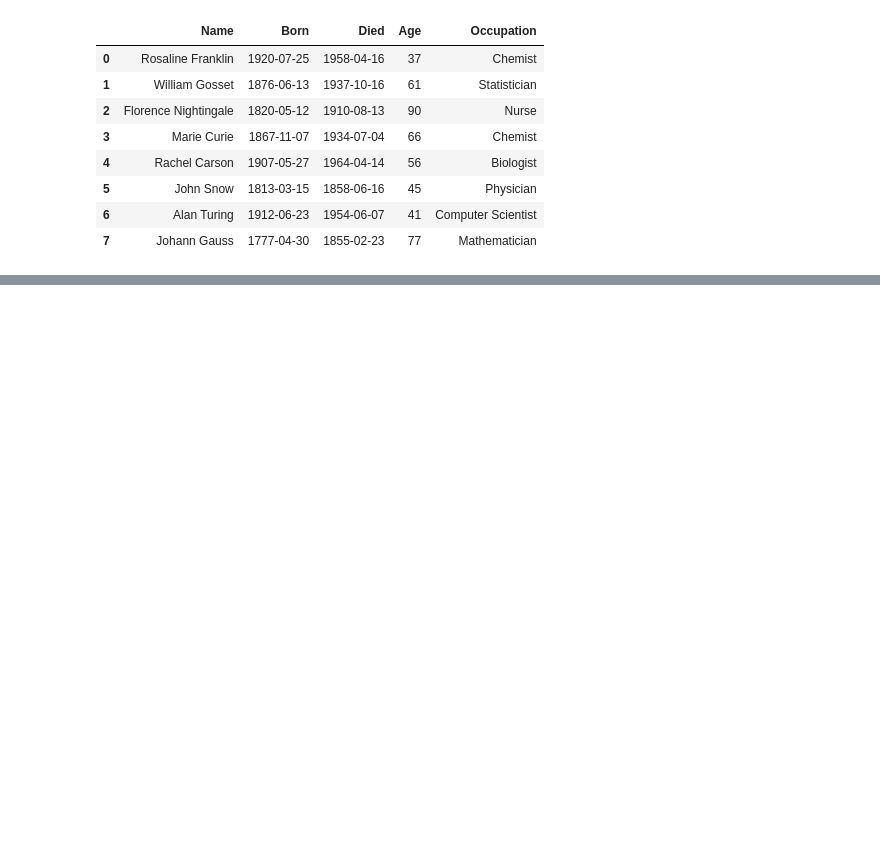
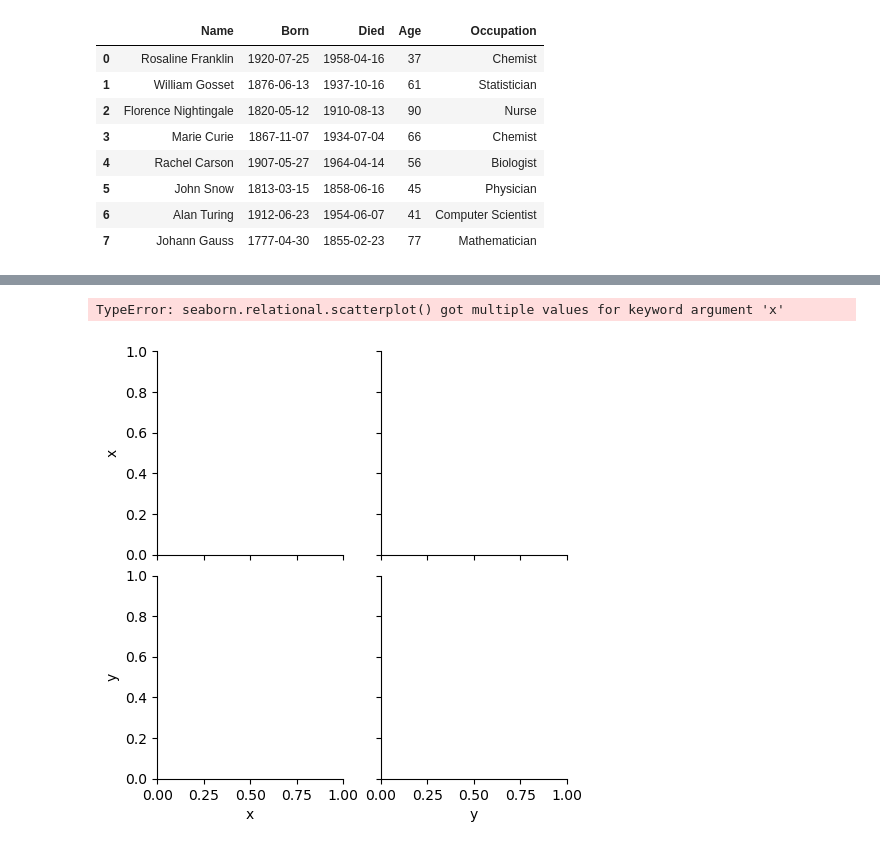
Before and after one commit to layla-focalors/pandas_learning, a Jupyter notebook: Ptest-1N19/Day2.ipynb, the cells around one changed output, grey strips where cells are left out. Cells and saved outputs as stored; diff of their text form; code cells hidden in the pictures; blank space fills up the shorter version.

```diff
--- a/Ptest-1N19/Day2.ipynb
+++ b/Ptest-1N19/Day2.ipynb
@@ -504,0 +544,3 @@ os.listdir('./')
+# %%
+df = sns.load_dataset("anscombe")
+df
@@ -504,0 +565,6 @@ os.listdir('./')
+# %%
+axes = sns.PairGrid(data=df)
+axes.map(sns.scatterplot, x='x', y='y', data=df[df['dataset'] == 'I'])
+# %% [output]
+TypeError: seaborn.relational.scatterplot() got multiple values for keyword argument 'x'
+[figure, added]
```
Also changed, not shown: parts of 31 cells of this notebook, 4 other files.
